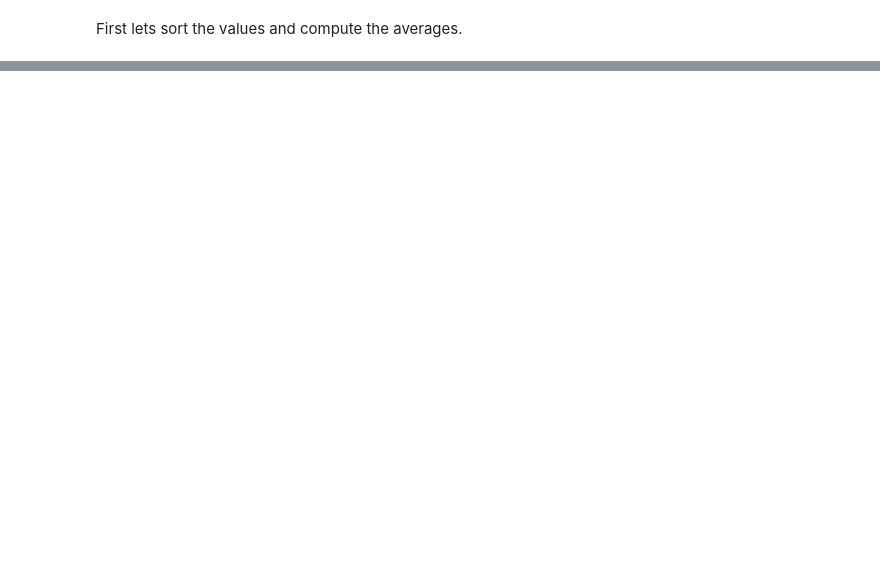
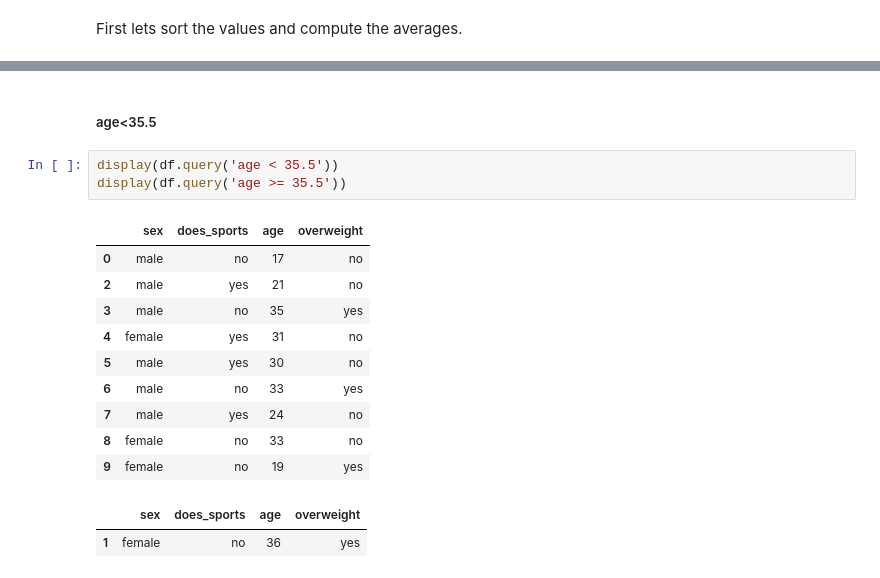
Before and after one commit to Igor-Kuts/Projects, a Jupyter notebook: Machine Learning/Projects/decision_tree_classification.ipynb, the cells around one changed output, grey strips where cells are left out. Cells and saved outputs as stored; diff of their text form; blank space fills up the shorter version.

```diff
--- a/Machine Learning/Projects/decision_tree_classification.ipynb
+++ b/Machine Learning/Projects/decision_tree_classification.ipynb
@@ -180,0 +414,18 @@ Next we build splits for each avg. value.:
+# %% [markdown]
+##### age<35.5
+# %%
+display(df.query('age < 35.5'))
+display(df.query('age >= 35.5'))
+# %% [output]
+|  | sex | does_sports | age | overweight |
+| 0 | male | no | 17 | no |
+| 2 | male | yes | 21 | no |
+| 3 | male | no | 35 | yes |
+| 4 | female | yes | 31 | no |
+| 5 | male | yes | 30 | no |
+| 6 | male | no | 33 | yes |
+| 7 | male | yes | 24 | no |
+| 8 | female | no | 33 | no |
+| 9 | female | no | 19 | yes |
+|  | sex | does_sports | age | overweight |
+| 1 | female | no | 36 | yes |
```
Also changed, not shown: parts of 109 cells of this notebook, 1 other file.
